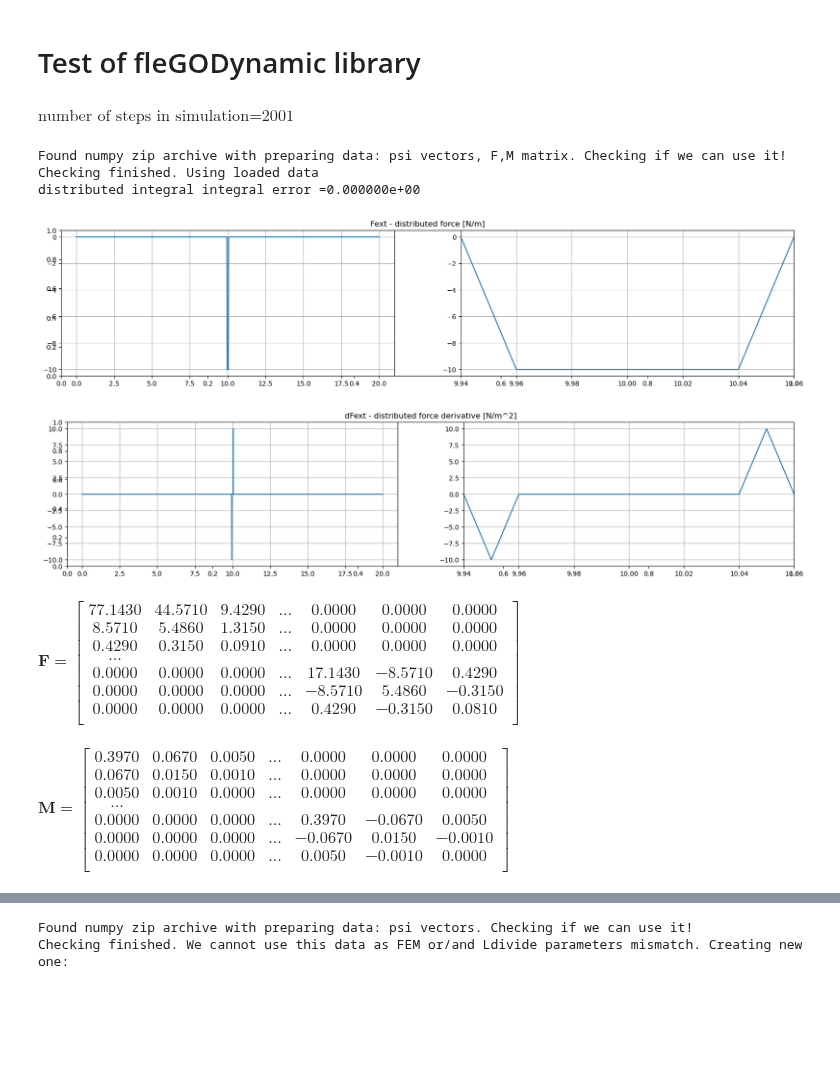
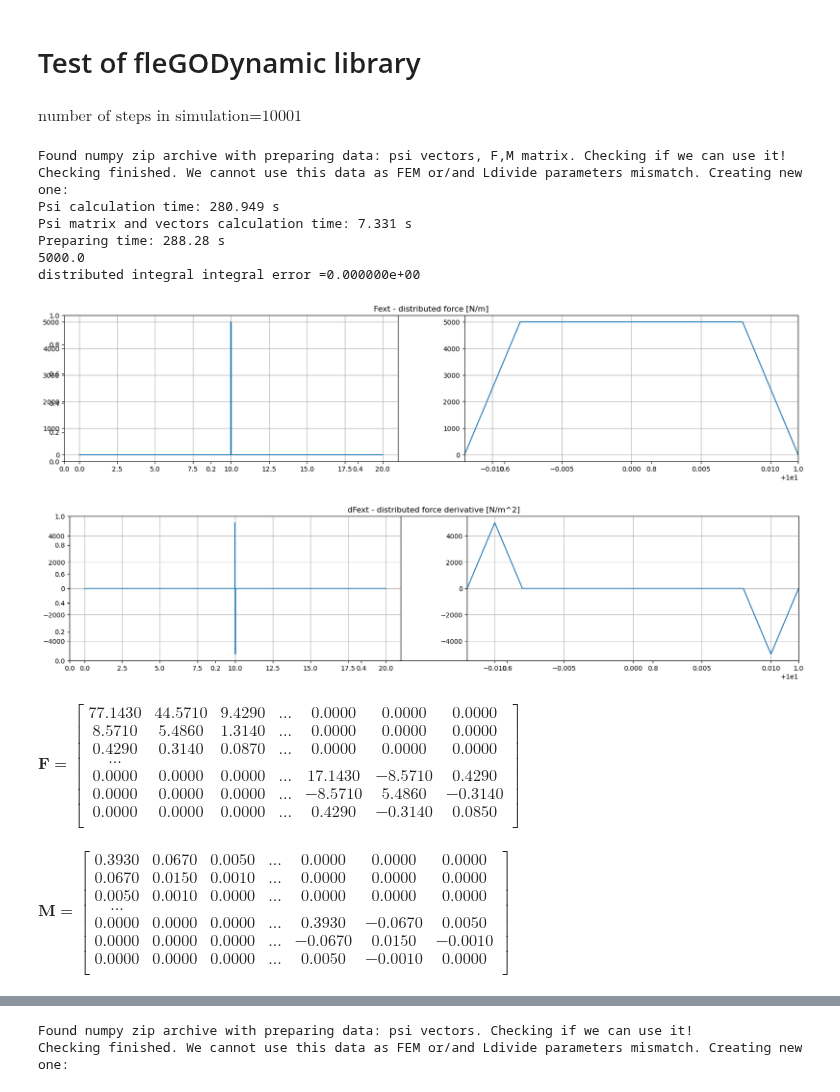
Before and after one commit to dvogureckiy99/dynastatflex, a Jupyter notebook: library_test.ipynb, the cells around one changed output, grey strips where cells are left out. Drawn from its saved outputs; the diff is of its cells as text; code cells hidden in the pictures; blank space fills up the shorter version.

```diff
--- a/library_test.ipynb
+++ b/library_test.ipynb
@@ -3,37 +3,42 @@
 # %%
 import sys
 import sympy as sm
 import numpy as np
 # del flex_body_instance
 del sys.modules["fleGODynamics"]
 import fleGODynamics
-flex_beam_instance = fleGODynamics.Flex_beam(L=0.02,E=2.95*1e9,h=0.01,w=0.0005)
+flex_beam_instance = fleGODynamics.Flex_beam(L=0.02,E=2.95*1e9,h=0.01,w=0.0005,rho=1270)
+# flex_beam_instance = fleGODynamics.Flex_beam()
 flex_beam_instance.Create_Simulation(disp=False)
 flex_beam_instance.FEM(Ne=20,disp=False)
-flex_beam_instance.Simulating.Ldivide(step_mult=0.5,disp=True)
-flex_beam_instance.Simulating.static_preparing(disp=True,Fext=-1,l_Fext=0.01)
+flex_beam_instance.Simulating.Ldivide(step_mult=0.1,disp=True)
+flex_beam_instance.Simulating.static_preparing(disp=True,Fext=1e2)
 # %% [output]
-$\displaystyle \text{number of steps in simulation=}2001$
+$\displaystyle \text{number of steps in simulation=}10001$
 Found numpy zip archive with preparing data: psi vectors, F,M matrix. Checking if we can use it!
-Checking finished. Using loaded data
+Checking finished. We cannot use this data as FEM or/and Ldivide parameters mismatch. Creating new one:
+Psi calculation time: 280.949 s
+Psi matrix and vectors calculation time: 7.331 s
+Preparing time: 288.28 s
+5000.0
 distributed integral integral error =0.000000e+00
-[figure, old version]
+[figure, new version]
-[figure, old version]
+[figure, new version]
 $\displaystyle \bm{F}=\begin{bmatrix}
   77.1430 & 44.5710 & 9.4290 & ... & 0.0000 & 0.0000 & 0.0000\\
-  8.5710 & 5.4860 & 1.3150 & ... & 0.0000 & 0.0000 & 0.0000\\
-  0.4290 & 0.3150 & 0.0910 & ... & 0.0000 & 0.0000 & 0.0000\\
+  8.5710 & 5.4860 & 1.3140 & ... & 0.0000 & 0.0000 & 0.0000\\
+  0.4290 & 0.3140 & 0.0870 & ... & 0.0000 & 0.0000 & 0.0000\\
   ...\\
   0.0000 & 0.0000 & 0.0000 & ... & 17.1430 & -8.5710 & 0.4290\\
-  0.0000 & 0.0000 & 0.0000 & ... & -8.5710 & 5.4860 & -0.3150\\
-  0.0000 & 0.0000 & 0.0000 & ... & 0.4290 & -0.3150 & 0.0810\\
+  0.0000 & 0.0000 & 0.0000 & ... & -8.5710 & 5.4860 & -0.3140\\
+  0.0000 & 0.0000 & 0.0000 & ... & 0.4290 & -0.3140 & 0.0850\\
 \end{bmatrix}$
 $\displaystyle \bm{M}=\begin{bmatrix}
-  0.3970 & 0.0670 & 0.0050 & ... & 0.0000 & 0.0000 & 0.0000\\
+  0.3930 & 0.0670 & 0.0050 & ... & 0.0000 & 0.0000 & 0.0000\\
   0.0670 & 0.0150 & 0.0010 & ... & 0.0000 & 0.0000 & 0.0000\\
   0.0050 & 0.0010 & 0.0000 & ... & 0.0000 & 0.0000 & 0.0000\\
   ...\\
-  0.0000 & 0.0000 & 0.0000 & ... & 0.3970 & -0.0670 & 0.0050\\
+  0.0000 & 0.0000 & 0.0000 & ... & 0.3930 & -0.0670 & 0.0050\\
   0.0000 & 0.0000 & 0.0000 & ... & -0.0670 & 0.0150 & -0.0010\\
   0.0000 & 0.0000 & 0.0000 & ... & 0.0050 & -0.0010 & 0.0000\\
 \end{bmatrix}$
```
Also changed, not shown: parts of 2 cells of this notebook, 2 other files.
